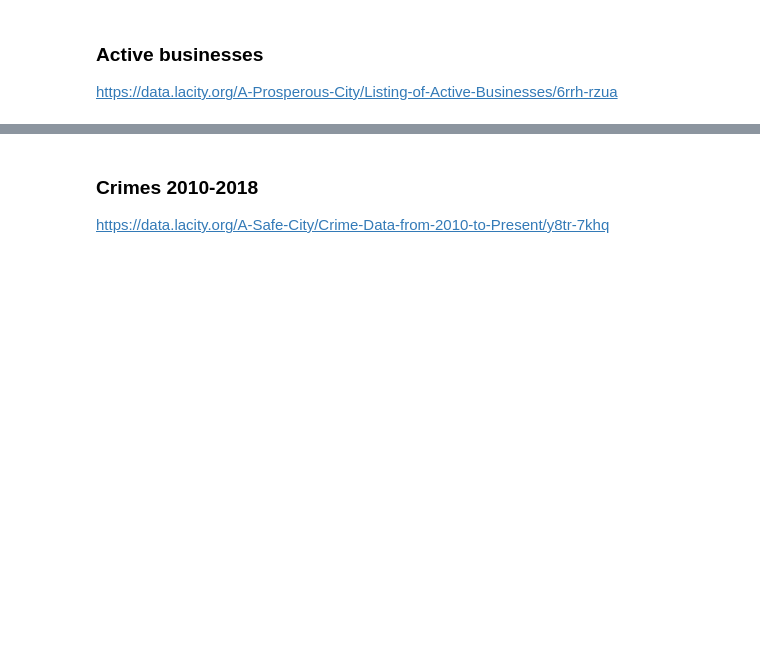
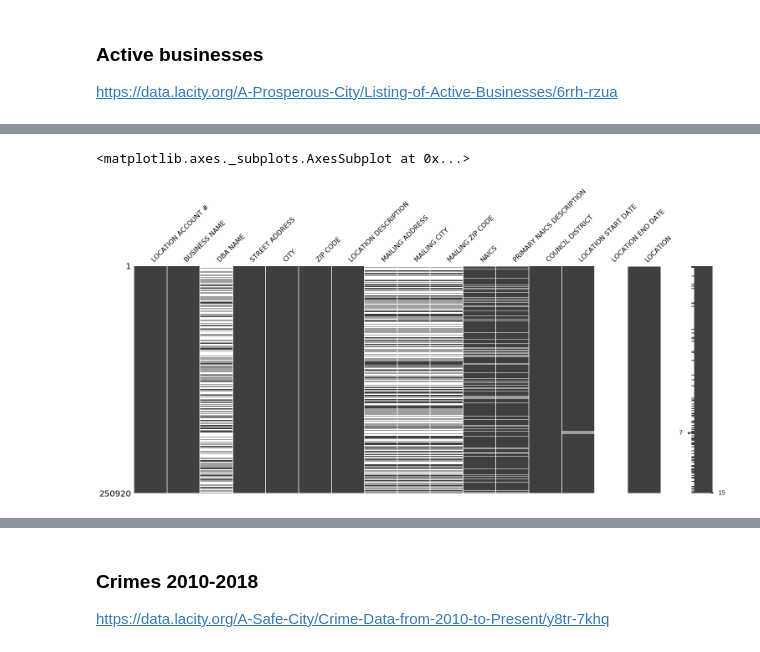
Before and after one commit to finnqiao/la_metro_bikeshare_data, a Jupyter notebook: notebooks/1.0-la-bikeshare.ipynb, the cells around one changed output, grey strips where cells are left out. Cells and saved outputs as stored; diff of their text form; code cells hidden in the pictures; blank space fills up the shorter version.

Commit message:
initial cleaning of business data

```diff
--- a/notebooks/1.0-la-bikeshare.ipynb
+++ b/notebooks/1.0-la-bikeshare.ipynb
@@ -198,0 +222,3 @@ business_df = pd.read_csv('../data/external/active_businesses.csv')
+# %%
+business_df = business_df[business_df['CITY'] == 'LOS ANGELES']
+business_df.shape
@@ -198,0 +240,5 @@ business_df = pd.read_csv('../data/external/active_businesses.csv')
+# %%
+msno.matrix(business_df)
+# %% [output]
+<matplotlib.axes._subplots.AxesSubplot at 0x...>
+[figure, added]
```
Also changed, not shown: parts of 21 cells of this notebook.
